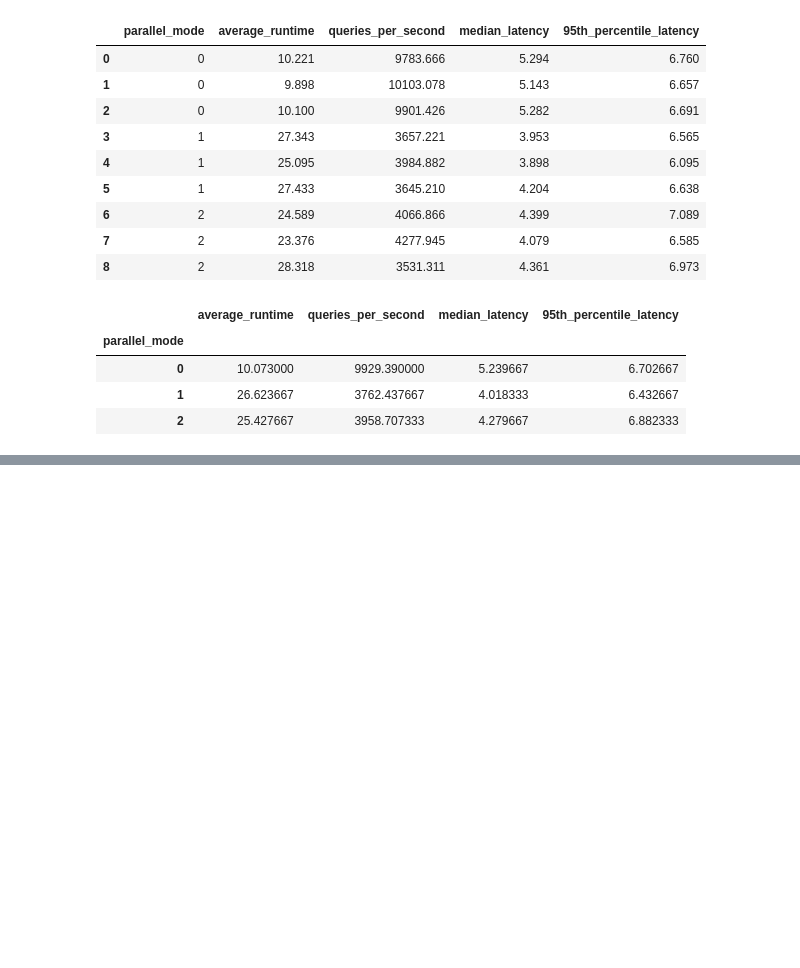
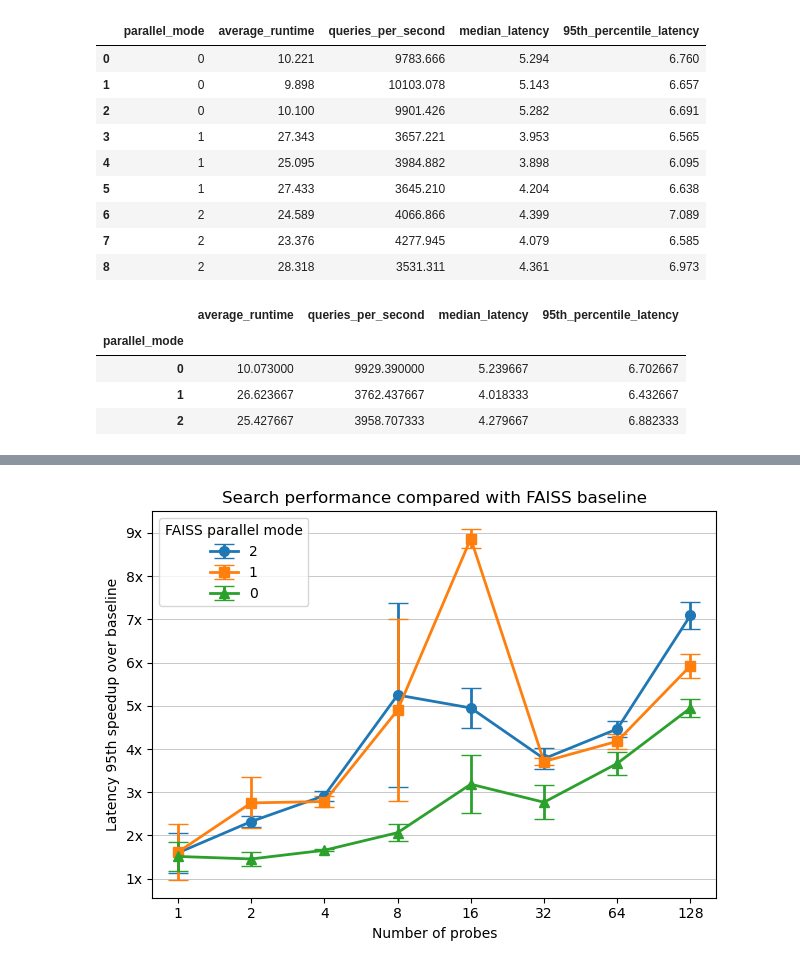
Before and after one commit to TimonFercho/ann-distributed-key-value-store, a Jupyter notebook: evaluation/baselines/faiss-ondisk/baseline.ipynb, the cells around one changed output, grey strips where cells are left out. Saved outputs shown, nothing was run; the diff lists cells and outputs as text; code cells hidden in the pictures; blank space fills up the shorter version.

```diff
--- a/evaluation/baselines/faiss-ondisk/baseline.ipynb
+++ b/evaluation/baselines/faiss-ondisk/baseline.ipynb
@@ -53,0 +239,4 @@ mean_df
+# %%
+plot(df=merged_df, y_col='latency_95th_baseline_speedup', yerr_col='latency_95th_baseline_speedup_std', title='Search performance compared with FAISS baseline', subtitle='', ylabel='Latency 95th speedup over baseline', mode='parallel_mode', yformatter=speedup_formatter)
+# %% [output]
+[figure, added]
```
Also changed, not shown: parts of 10 cells of this notebook.
